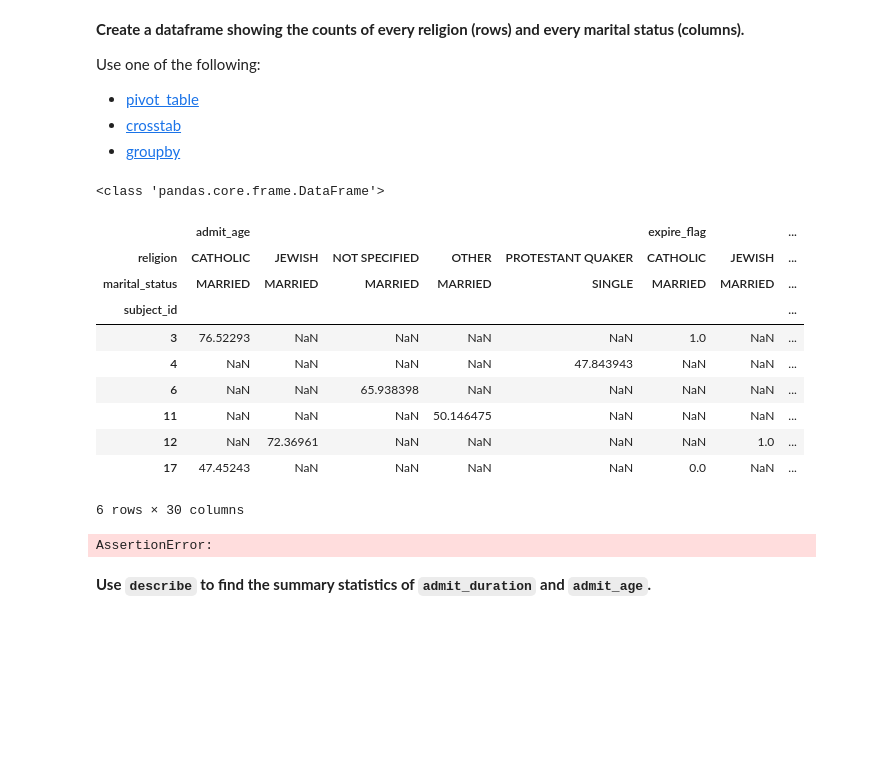
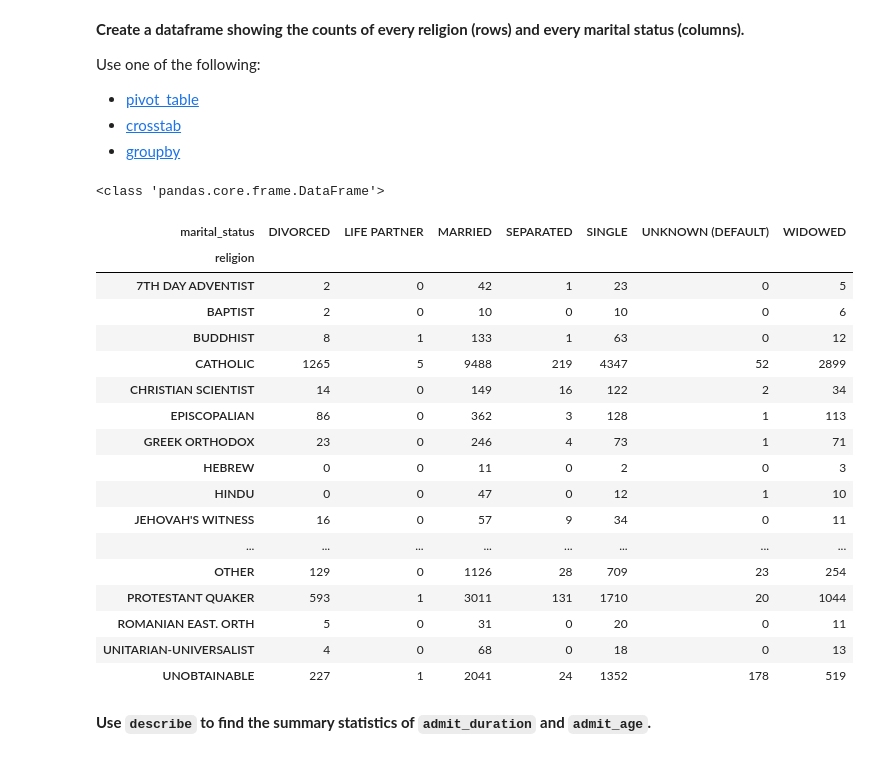
Before and after one commit to cesarz10/Data-Analytics-Healthcare, a Jupyter notebook: Lab_2_Pandas/Lab_2_Pandas.ipynb, the cells around one changed output. Drawn from its saved outputs; the diff is of its cells as text; code cells hidden in the pictures; blank space fills up the shorter version.

```diff
--- a/Lab_2_Pandas/Lab_2_Pandas.ipynb
+++ b/Lab_2_Pandas/Lab_2_Pandas.ipynb
@@ -199,9 +199,10 @@ assert("admit_duration" in admissions.columns)
 
 Calculate the age of patients (in years) for each admission and add it as a new  column `admit_age` to the admissions dataframe. Keep in mind how the dates were changed according to the dataset documentation. (Correct for patients that would be 300 years old - set their age to 89.) Use the `merge` method to link patients to admissions, similar as you would perform a JOIN in SQL.
 # %%
-admissions = admissions.merge(patients)
+# print(admissions['religion'].unique())
+admissions = admissions.merge(patients, how='left', on='subject_id')
 age = (admissions['admittime'][0] - admissions['dob'][0])
-
+# print(admissions['religion'].unique())
 
 admissions['admit_age'] = admissions.apply(lambda adm: ((adm['admittime'].to_pydatetime() - adm['dob'].to_pydatetime()).days / 365.25), axis=1)
 print(admissions['admit_age'])
@@ -303,28 +292,34 @@ Use one of the following:
 - [crosstab](https://pandas.pydata.org/pandas-docs/stable/reference/api/pandas.crosstab.html)
 - [groupby](https://pandas.pydata.org/pandas-docs/stable/reference/api/pandas.DataFrame.groupby.html)
 # %%
-# religion_marital_df = admissions.groupby(['religion', 'marital_status']).count().reset_index() # reset index makes the religion and
-religion_marital_df = pd.pivot_table(admissions, index=['subject_id'], columns=['religion', 'marital_status'], aggfunc=np.sum)
+religion_marital_df = pd.crosstab(admissions['religion'], admissions['marital_status'])
+# print(admissions.keys())
+
 print(type(religion_marital_df))
 religion_marital_df
 # %% [output]
 <class 'pandas.core.frame.DataFrame'>
-|  | admit_age |  |  |  |  | expire_flag |  | ... |
-| religion | CATHOLIC | JEWISH | NOT SPECIFIED | OTHER | PROTESTANT QUAKER | CATHOLIC | JEWISH | ... |
-| marital_status | MARRIED | MARRIED | MARRIED | MARRIED | SINGLE | MARRIED | MARRIED | ... |
-| subject_id |  |  |  |  |  |  |  | ... |
-| 3 | 76.52293 | NaN | NaN | NaN | NaN | 1.0 | NaN | ... |
-| 4 | NaN | NaN | NaN | NaN | 47.843943 | NaN | NaN | ... |
-| 6 | NaN | NaN | 65.938398 | NaN | NaN | NaN | NaN | ... |
-| 11 | NaN | NaN | NaN | 50.146475 | NaN | NaN | NaN | ... |
-| 12 | NaN | 72.36961 | NaN | NaN | NaN | NaN | 1.0 | ... |
-| 17 | 47.45243 | NaN | NaN | NaN | NaN | 0.0 | NaN | ... |
+| marital_status | DIVORCED | LIFE PARTNER | MARRIED | SEPARATED | SINGLE | UNKNOWN (DEFAULT) | WIDOWED |
+| religion |  |  |  |  |  |  |  |
+| 7TH DAY ADVENTIST | 2 | 0 | 42 | 1 | 23 | 0 | 5 |
+| BAPTIST | 2 | 0 | 10 | 0 | 10 | 0 | 6 |
+| BUDDHIST | 8 | 1 | 133 | 1 | 63 | 0 | 12 |
+| CATHOLIC | 1265 | 5 | 9488 | 219 | 4347 | 52 | 2899 |
+| CHRISTIAN SCIENTIST | 14 | 0 | 149 | 16 | 122 | 2 | 34 |
+| EPISCOPALIAN | 86 | 0 | 362 | 3 | 128 | 1 | 113 |
+| GREEK ORTHODOX | 23 | 0 | 246 | 4 | 73 | 1 | 71 |
+| HEBREW | 0 | 0 | 11 | 0 | 2 | 0 | 3 |
+| HINDU | 0 | 0 | 47 | 0 | 12 | 1 | 10 |
+| JEHOVAH'S WITNESS | 16 | 0 | 57 | 9 | 34 | 0 | 11 |
+| ... | ... | ... | ... | ... | ... | ... | ... |
+| OTHER | 129 | 0 | 1126 | 28 | 709 | 23 | 254 |
+| PROTESTANT QUAKER | 593 | 1 | 3011 | 131 | 1710 | 20 | 1044 |
+| ROMANIAN EAST. ORTH | 5 | 0 | 31 | 0 | 20 | 0 | 11 |
+| UNITARIAN-UNIVERSALIST | 4 | 0 | 68 | 0 | 18 | 0 | 13 |
+| UNOBTAINABLE | 227 | 1 | 2041 | 24 | 1352 | 178 | 519 |
-6 rows × 30 columns
 # %%
 assert('DIVORCED' in religion_marital_df.columns)
 assert('BAPTIST' in religion_marital_df.index)
-# %% [output]
-AssertionError:
 # %% [markdown]
 **Use `describe` to find the summary statistics of `admit_duration` and `admit_age`.**
 # %%
```
Also changed, not shown: parts of 14 cells of this notebook.
